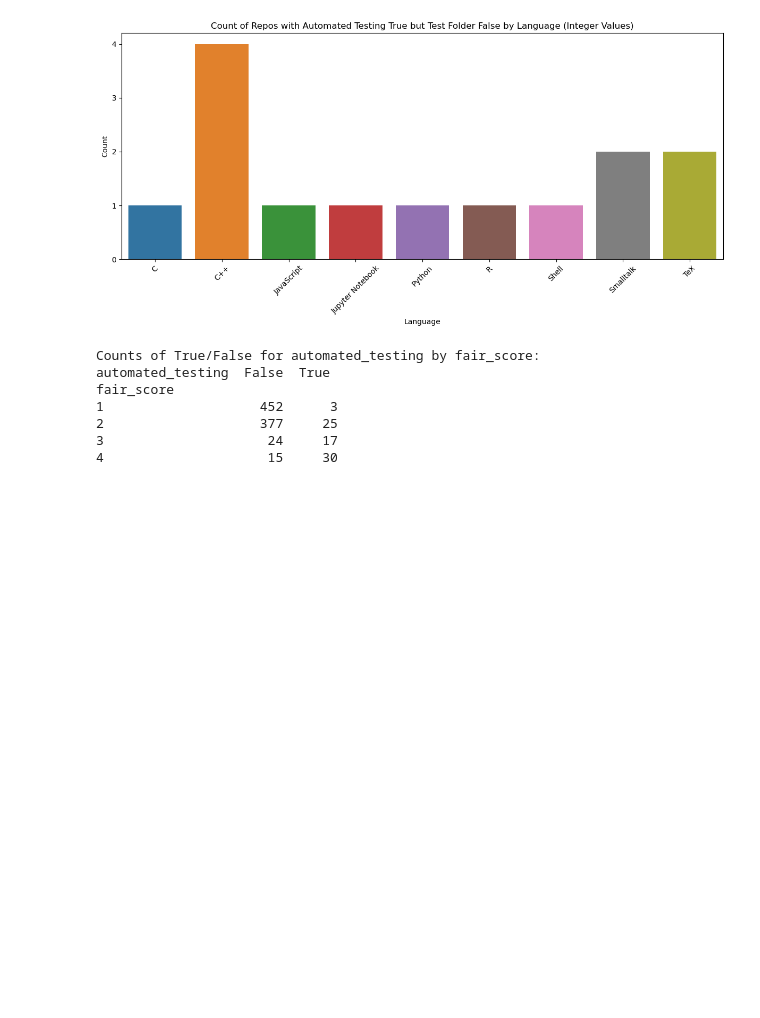
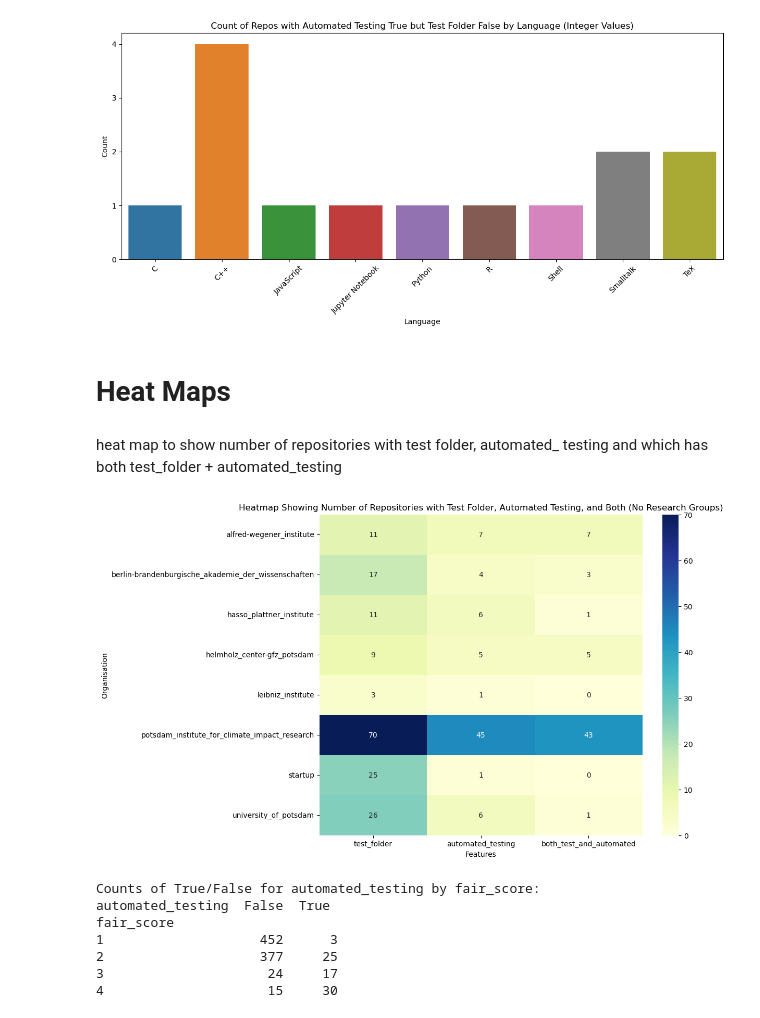
Before and after one commit to Software-Engineering-Group-UP/FAIR-test, a Jupyter notebook: Data_Collection/results/analysis_potsdam.ipynb, the cells around one changed output. Drawn from its saved outputs; the diff is of its cells as text; code cells hidden in the pictures; blank space fills up the shorter version.

```diff
--- a/Data_Collection/results/analysis_potsdam.ipynb
+++ b/Data_Collection/results/analysis_potsdam.ipynb
@@ -393,6 +395,30 @@ plt.tight_layout()
 plt.show()
 # %% [output]
 [figure]
+# %% [markdown]
+# Heat Maps
+# %% [markdown]
+heat map to show number of repositories with test folder, automated_ testing and which has both test_folder + automated_testing
+# %%
+# Create a new column to indicate repositories with both 'test_folder' and 'automated_testing'
+df['both_test_and_automated'] = df['test_folder'] & df['automated_testing']
+
+# Create a pivot table for the heatmap, excluding 'researchGroup'
+pivot_table_no_researchGroup = df.groupby(['organisation']).agg({
+    'test_folder': 'sum',
+    'automated_testing': 'sum',
+    'both_test_and_automated': 'sum'
+}).reset_index()
+
+# Create the heatmap without 'researchGroup'
+plt.figure(figsize=(10, 8))
+sns.heatmap(pivot_table_no_researchGroup.set_index('organisation'), annot=True, fmt=".0f", cmap="YlGnBu", cbar=True)
+plt.title('Heatmap Showing Number of Repositories with Test Folder, Automated Testing, and Both (No Research Groups)')
+plt.xlabel('Features')
+plt.ylabel('Organisation')
+plt.show()
+# %% [output]
+[figure, added]
 # %%
 import pandas as pd
 import matplotlib.pyplot as plt
```
Also changed, not shown: parts of 5 cells of this notebook, 2 other files.
